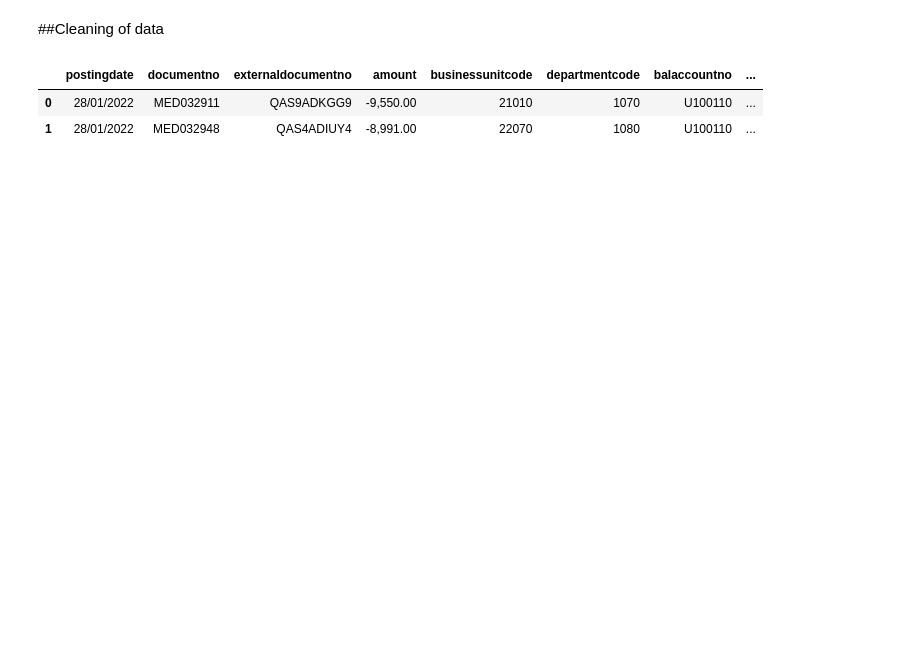
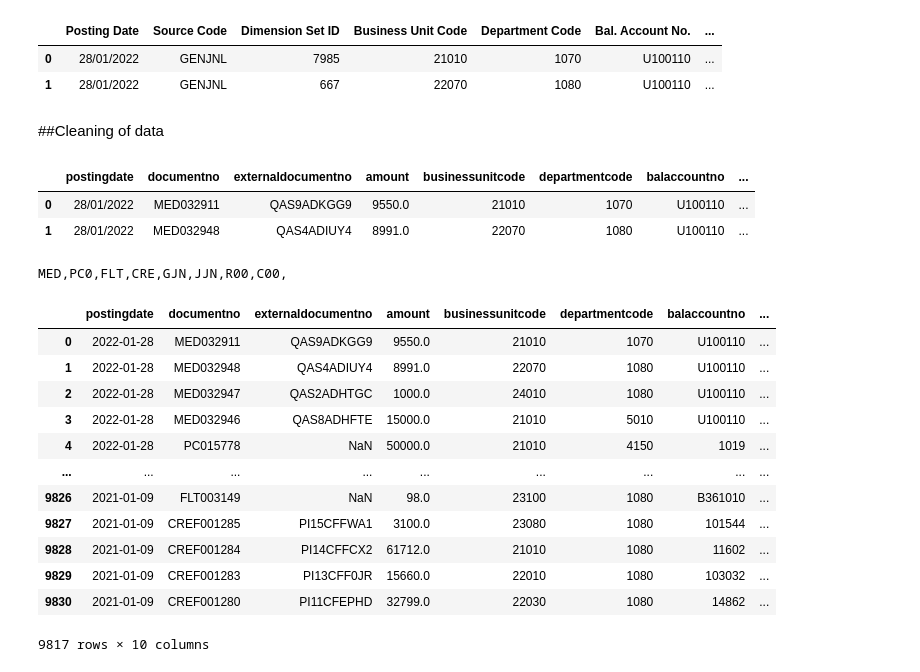
Before and after one commit to NUELBUNDI/PDS_PROJECT, a Jupyter notebook: mpesa_analysis.ipynb, the cells around one changed output. Drawn from its saved outputs; the diff is of its cells as text; code cells hidden in the pictures; blank space fills up the shorter version.

```diff
--- a/mpesa_analysis.ipynb
+++ b/mpesa_analysis.ipynb
@@ -8,6 +9,12 @@ import matplotlib.pyplot as plt
 # %%
 url="https://raw.githubusercontent.com/NUELBUNDI/PDS_PROJECT/main/mpesa_payment.csv"
 df=pd.read_csv(url,encoding = "ISO-8859-1")
+# %%
+df.head(2)
+# %% [output]
+|  | Posting Date | Source Code | Dimension Set ID | Business Unit Code | Department Code | Bal. Account No. | ... |
+| 0 | 28/01/2022 | GENJNL | 7985 | 21010 | 1070 | U100110 | ... |
+| 1 | 28/01/2022 | GENJNL | 667 | 22070 | 1080 | U100110 | ... |
 # %% [markdown]
 ##Cleaning of data
 # %%
@@ -27,17 +34,23 @@ class  clean_data:
       col_rename_dict={col_name[i]:new_colname[i] for i in range(len(new_colname))}
       self.data_frame.rename(columns=col_rename_dict,inplace=True)
       # Subset the data
-      new_df=self.data_frame[['postingdate','documentno','externaldocumentno','amount','businessunitcode','departmentcode','balaccountno','description']]
+      df2=self.data_frame[['postingdate','documentno','externaldocumentno','amount','businessunitcode','departmentcode','balaccountno','description','userid']]
 
-
-
-      return new_df.head(2)
-
+      return df2
 
 obj=clean_data(df)
 
-obj.clean_data()
+df2=obj.clean_data()
-# %% [output]
-|  | postingdate | documentno | externaldocumentno | amount | businessunitcode | departmentcode | balaccountno | ... |
-| 0 | 28/01/2022 | MED032911 | QAS9ADKGG9 | -9,550.00 | 21010 | 1070 | U100110 | ... |
-| 1 | 28/01/2022 | MED032948 | QAS4ADIUY4 | -8,991.00 | 22070 | 1080 | U100110 | ... |
+# %%
+def convert_amount(val):
+  res=val.replace(',','').replace('-','')
+  return res
+
+df2['amount']=df2['amount'].apply(lambda x :convert_amount(x)).astype('float')
+df=df2
+
+df.head(2)
+# %% [output]
+|  | postingdate | documentno | externaldocumentno | amount | businessunitcode | departmentcode | balaccountno | ... |
+| 0 | 28/01/2022 | MED032911 | QAS9ADKGG9 | 9550.0 | 21010 | 1070 | U100110 | ... |
+| 1 | 28/01/2022 | MED032948 | QAS4ADIUY4 | 8991.0 | 22070 | 1080 | U100110 | ... |
@@ -43,0 +65,22 @@ obj.clean_data()
+# %%
+for x in df['type'].unique():
+    print(x,end=',')
+# %% [output]
+MED,PC0,FLT,CRE,GJN,JJN,R00,C00,
+# %%
+mask=df['type'].str.contains('MED|PC0|FLT|CRE|GJN')
+df[mask]
+# %% [output]
+|  | postingdate | documentno | externaldocumentno | amount | businessunitcode | departmentcode | balaccountno | ... |
+| 0 | 2022-01-28 | MED032911 | QAS9ADKGG9 | 9550.0 | 21010 | 1070 | U100110 | ... |
+| 1 | 2022-01-28 | MED032948 | QAS4ADIUY4 | 8991.0 | 22070 | 1080 | U100110 | ... |
+| 2 | 2022-01-28 | MED032947 | QAS2ADHTGC | 1000.0 | 24010 | 1080 | U100110 | ... |
+| 3 | 2022-01-28 | MED032946 | QAS8ADHFTE | 15000.0 | 21010 | 5010 | U100110 | ... |
+| 4 | 2022-01-28 | PC015778 | NaN | 50000.0 | 21010 | 4150 | 1019 | ... |
+| ... | ... | ... | ... | ... | ... | ... | ... | ... |
+| 9826 | 2021-01-09 | FLT003149 | NaN | 98.0 | 23100 | 1080 | B361010 | ... |
+| 9827 | 2021-01-09 | CREF001285 | PI15CFFWA1 | 3100.0 | 23080 | 1080 | 101544 | ... |
+| 9828 | 2021-01-09 | CREF001284 | PI14CFFCX2 | 61712.0 | 21010 | 1080 | 11602 | ... |
+| 9829 | 2021-01-09 | CREF001283 | PI13CFF0JR | 15660.0 | 22010 | 1080 | 103032 | ... |
+| 9830 | 2021-01-09 | CREF001280 | PI11CFEPHD | 32799.0 | 22030 | 1080 | 14862 | ... |
+9817 rows × 10 columns
```
Also changed, not shown: parts of 6 cells of this notebook.
